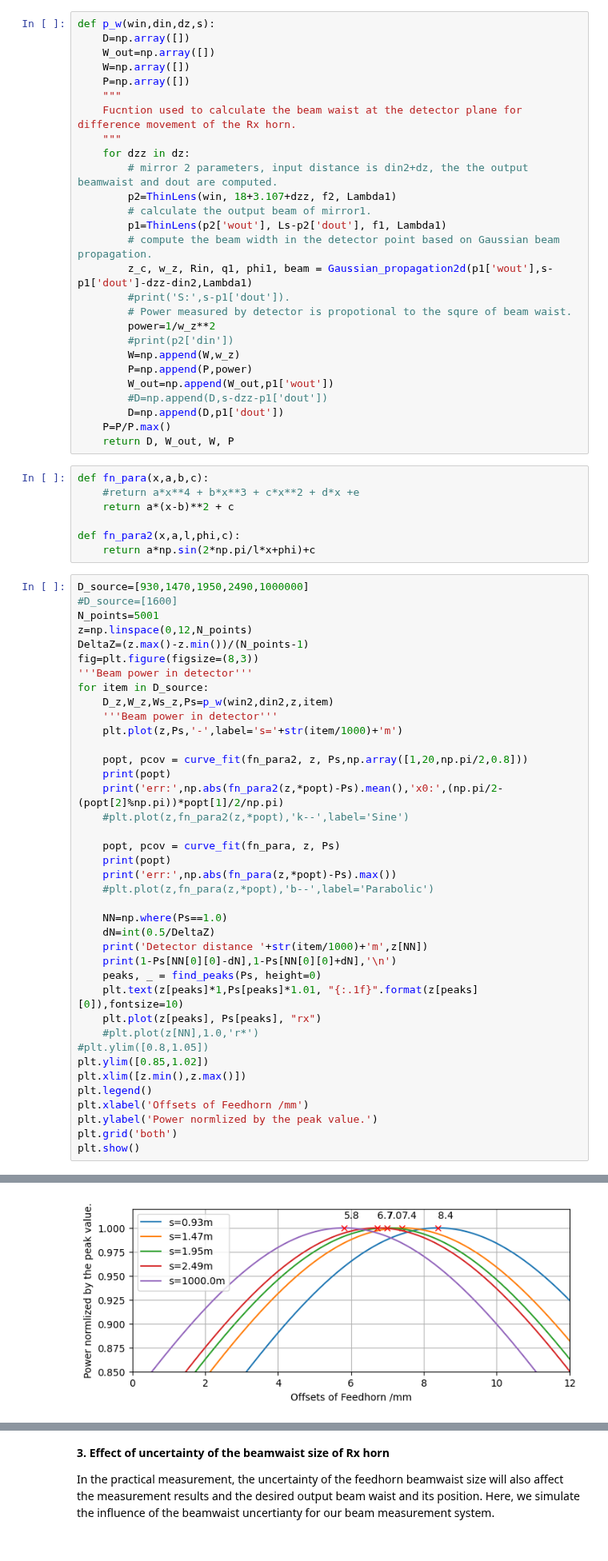
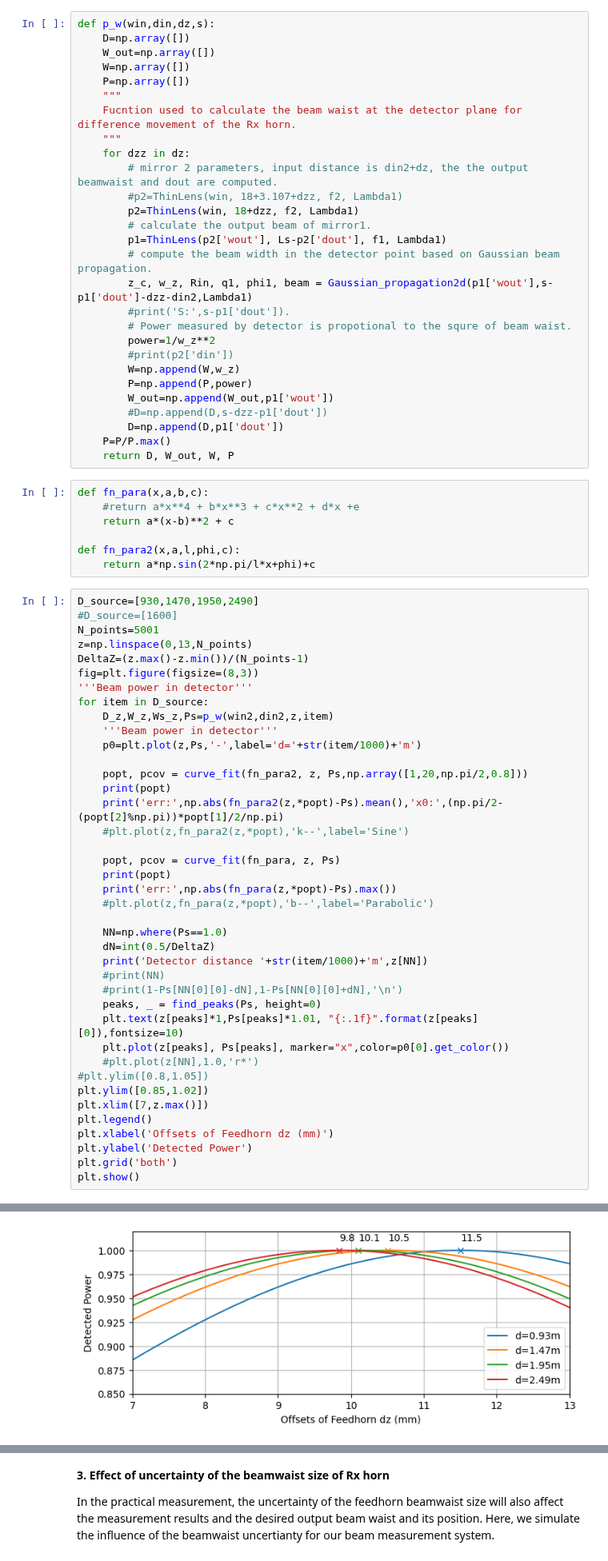
Before and after one commit to XiaodongRencologne/GaussianOptics, a Jupyter notebook: CHAMP_Test.ipynb, the cells around one changed output, grey strips where cells are left out. Shown at 80% size. Cells and saved outputs as stored; diff of their text form.

```diff
--- a/CHAMP_Test.ipynb
+++ b/CHAMP_Test.ipynb
@@ -99,7 +101,8 @@ def p_w(win,din,dz,s):
     """
     for dzz in dz:
         # mirror 2 parameters, input distance is din2+dz, the the output beamwaist and dout are computed.
-        p2=ThinLens(win, 18+3.107+dzz, f2, Lambda1)
+        #p2=ThinLens(win, 18+3.107+dzz, f2, Lambda1)
+        p2=ThinLens(win, 18+dzz, f2, Lambda1)
         # calculate the output beam of mirror1.
         p1=ThinLens(p2['wout'], Ls-p2['dout'], f1, Lambda1)
         # compute the beam width in the detector point based on Gaussian beam propagation.
@@ -123,17 +126,17 @@ def fn_para(x,a,b,c):
 def fn_para2(x,a,l,phi,c):
     return a*np.sin(2*np.pi/l*x+phi)+c
 # %%
-D_source=[930,1470,1950,2490,1000000]
+D_source=[930,1470,1950,2490]
 #D_source=[1600]
 N_points=5001
-z=np.linspace(0,12,N_points)
+z=np.linspace(0,13,N_points)
 DeltaZ=(z.max()-z.min())/(N_points-1)
 fig=plt.figure(figsize=(8,3))
 '''Beam power in detector'''
 for item in D_source:
     D_z,W_z,Ws_z,Ps=p_w(win2,din2,z,item)
     '''Beam power in detector'''
-    plt.plot(z,Ps,'-',label='s='+str(item/1000)+'m')
+    p0=plt.plot(z,Ps,'-',label='d='+str(item/1000)+'m')
 
     popt, pcov = curve_fit(fn_para2, z, Ps,np.array([1,20,np.pi/2,0.8]))
     print(popt)
@@ -148,17 +151,18 @@ for item in D_source:
     NN=np.where(Ps==1.0)
     dN=int(0.5/DeltaZ)
     print('Detector distance '+str(item/1000)+'m',z[NN])
-    print(1-Ps[NN[0][0]-dN],1-Ps[NN[0][0]+dN],'\n')
+    #print(NN)
+    #print(1-Ps[NN[0][0]-dN],1-Ps[NN[0][0]+dN],'\n')
     peaks, _ = find_peaks(Ps, height=0)
     plt.text(z[peaks]*1,Ps[peaks]*1.01, "{:.1f}".format(z[peaks][0]),fontsize=10)
-    plt.plot(z[peaks], Ps[peaks], "rx")
+    plt.plot(z[peaks], Ps[peaks], marker="x",color=p0[0].get_color())
     #plt.plot(z[NN],1.0,'r*')
 #plt.ylim([0.8,1.05])
 plt.ylim([0.85,1.02])
-plt.xlim([z.min(),z.max()])
+plt.xlim([7,z.max()])
 plt.legend()
-plt.xlabel('Offsets of Feedhorn /mm')
-plt.ylabel('Power normlized by the peak value.')
+plt.xlabel('Offsets of Feedhorn dz (mm)')
+plt.ylabel('Detected Power')
 plt.grid('both')
 plt.show()
 # %% [output]
@@ -182,4 +189,4 @@ Detector distance 1000.0m [5.8056]
-[figure, old version]
+[figure, new version]
 # %%
 fig=plt.figure(figsize=(8,3))
 '''Beam power in detector'''
```
Also changed, not shown: parts of 5 cells of this notebook, 19 other files.
